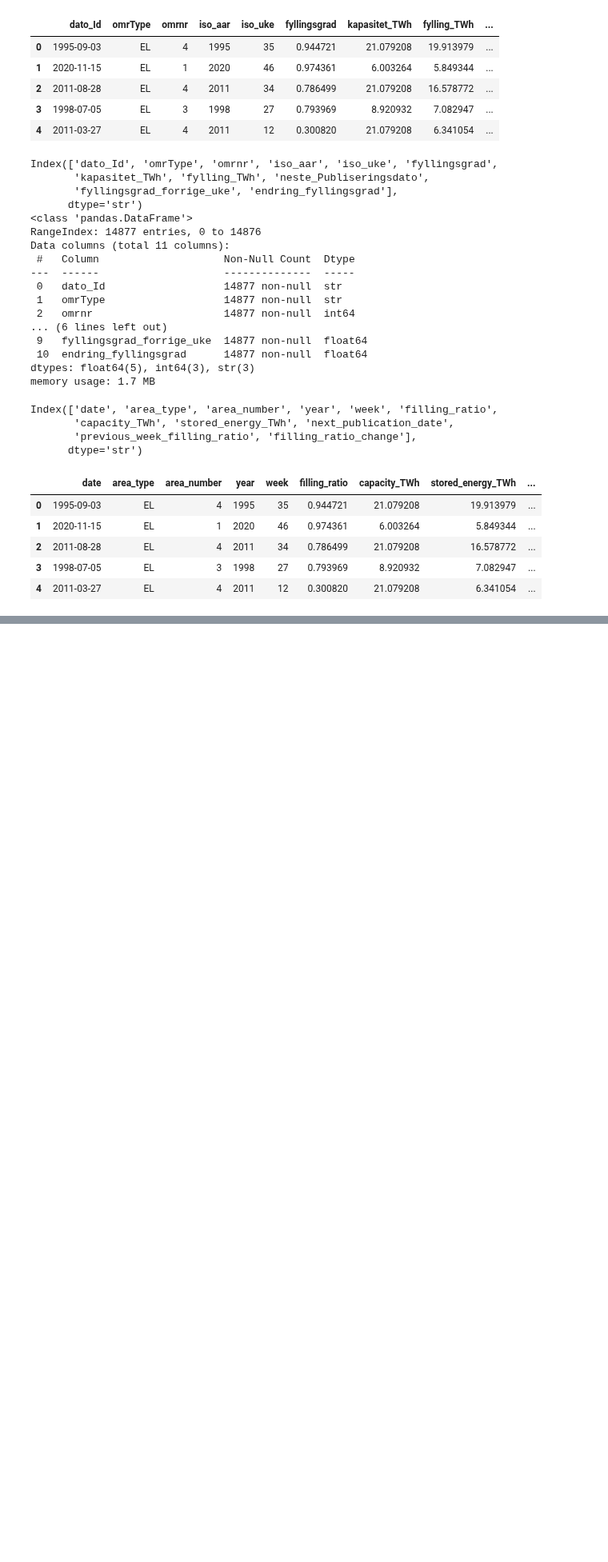
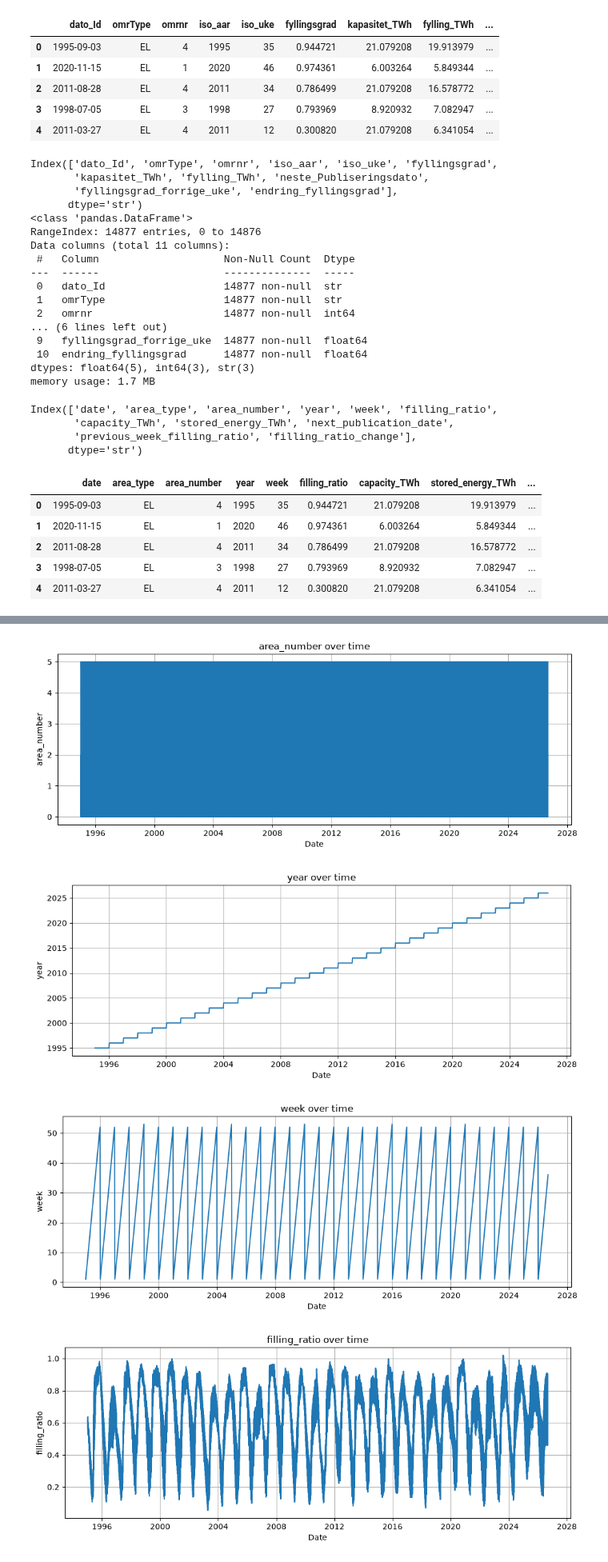
Before and after one commit to sgkop/IND320-Innlevering-sgkop, a Jupyter notebook: Innelevering 1/Dashboard basics.ipynb, the cells around one changed output, grey strips where cells are left out. Shown at 80% size. Drawn from its saved outputs; the diff is of its cells as text; code cells hidden in the pictures; blank space fills up the shorter version.

Commit message:
Plot all columns together. Consider how to make this natural, given that the scales are different.

```diff
--- a/Innelevering 1/Dashboard basics.ipynb
+++ b/Innelevering 1/Dashboard basics.ipynb
@@ -67,0 +108,39 @@ df.head()
+# %%
+import matplotlib.pyplot as plt
+
+# Gjør om dato til datetime
+df["date"] = pd.to_datetime(df["date"])
+df = df.sort_values(by='date')
+
+# Numeriske kolonner
+numeric_columns = [
+    "area_number",
+    "year",
+    "week",
+    "filling_ratio",
+    "capacity_TWh",
+    "stored_energy_TWh",
+    "previous_week_filling_ratio",
+    "filling_ratio_change"
+]
+
+# Ett plot per kolonne
+for col in numeric_columns:
+
+    plt.figure(figsize=(10, 4))
+
+    plt.plot(df["date"], df[col])
+
+    plt.title(f"{col} over time")
+    plt.xlabel("Date")
+    plt.ylabel(col)
+
+    plt.grid(True)
+    plt.tight_layout()
+
+    plt.show()
+# %% [output]
+[figure, added]
+[figure, added]
+[figure, added]
+[figure, added]
```
Also changed, not shown: parts of 5 cells of this notebook.
